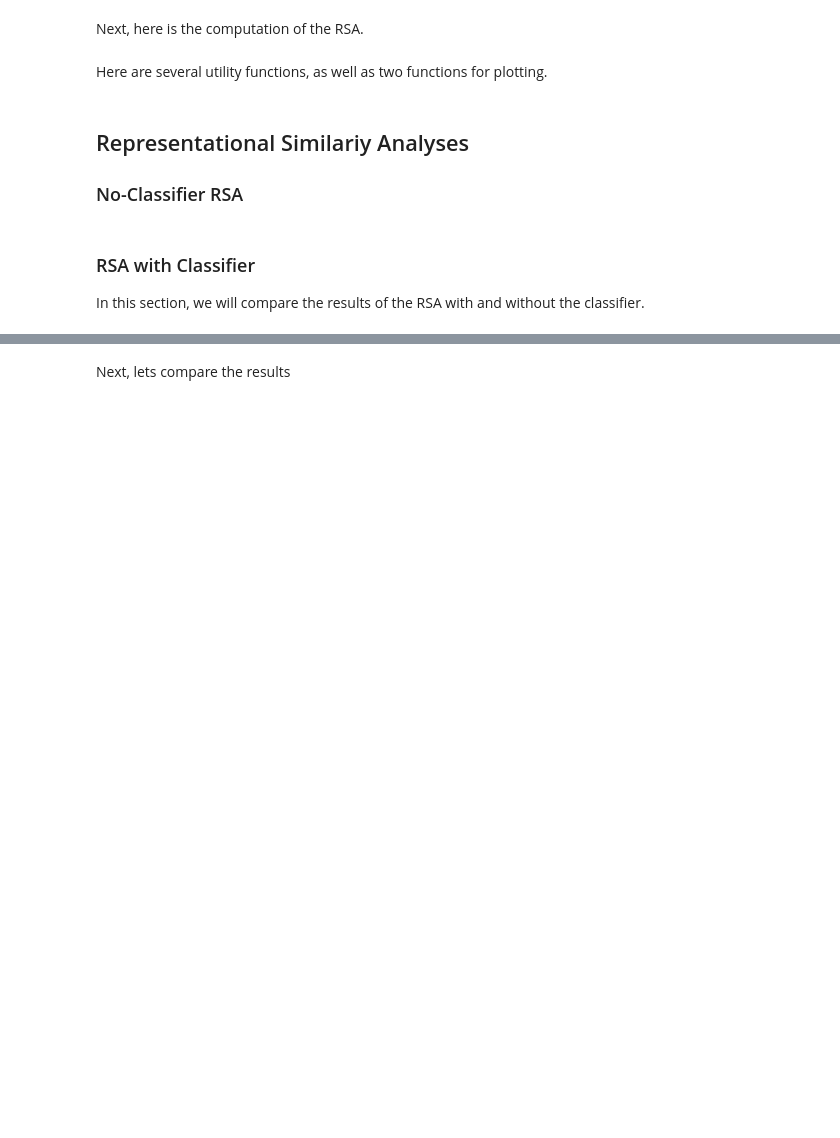
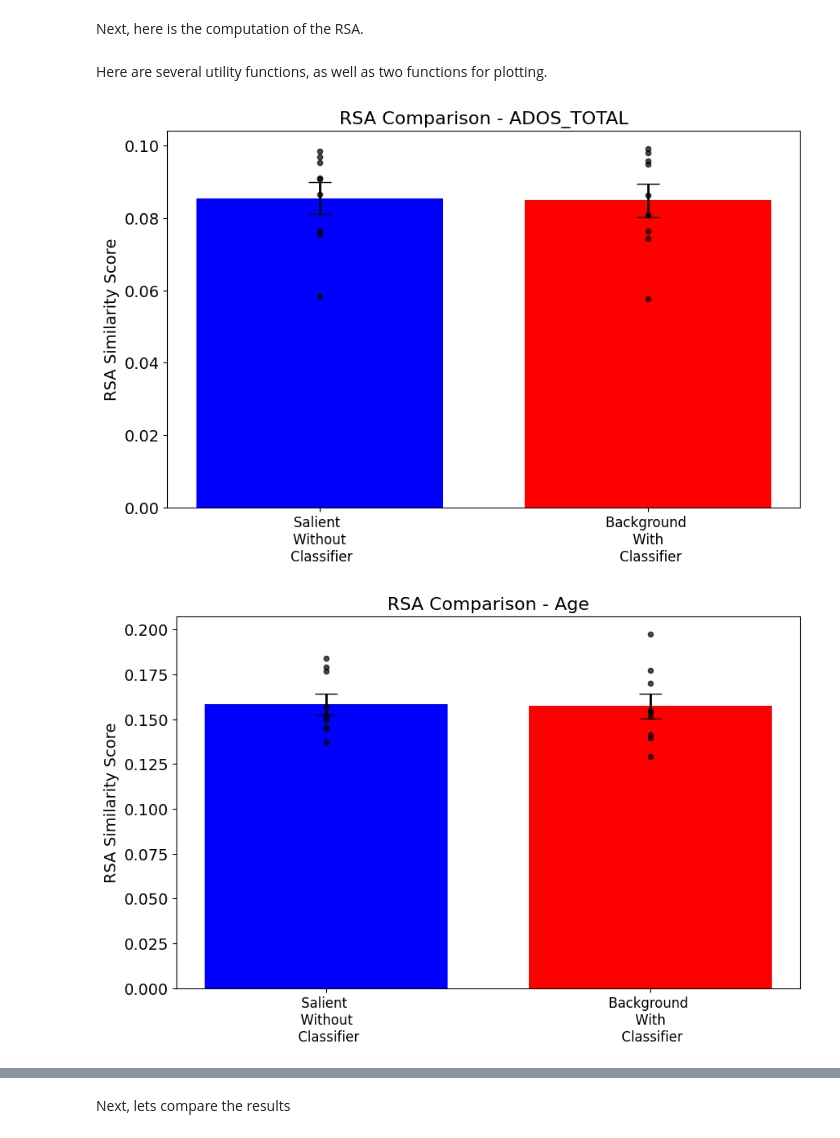
Before and after one commit to tchaase/cVAE_autism, a Jupyter notebook: code/cVAE_autism.ipynb, the cells around one changed output, grey strips where cells are left out. Saved outputs shown, nothing was run; the diff lists cells and outputs as text; code cells hidden in the pictures; blank space fills up the shorter version.

Commit message:
adjusted printing function for RSA results

```diff
--- a/code/cVAE_autism.ipynb
+++ b/code/cVAE_autism.ipynb
@@ -2168,8 +2060,5 @@ def create_rsa_bar_plots_flexible(*dictionaries):
-# %% [markdown]
-## Representational Similariy Analyses
-
-### No-Classifier RSA
-# %% [markdown]
-### RSA with Classifier
-
-In this section, we will compare the results of the RSA with and without the classifier.
+# %%
+ create_rsa_bar_plots_flexible(rsa_salient_without_classifier_autism, rsa_without_classifier_autism)
+# %% [output]
+[figure, added]
+[figure, added]
```
Also changed, not shown: parts of 19 cells of this notebook.
